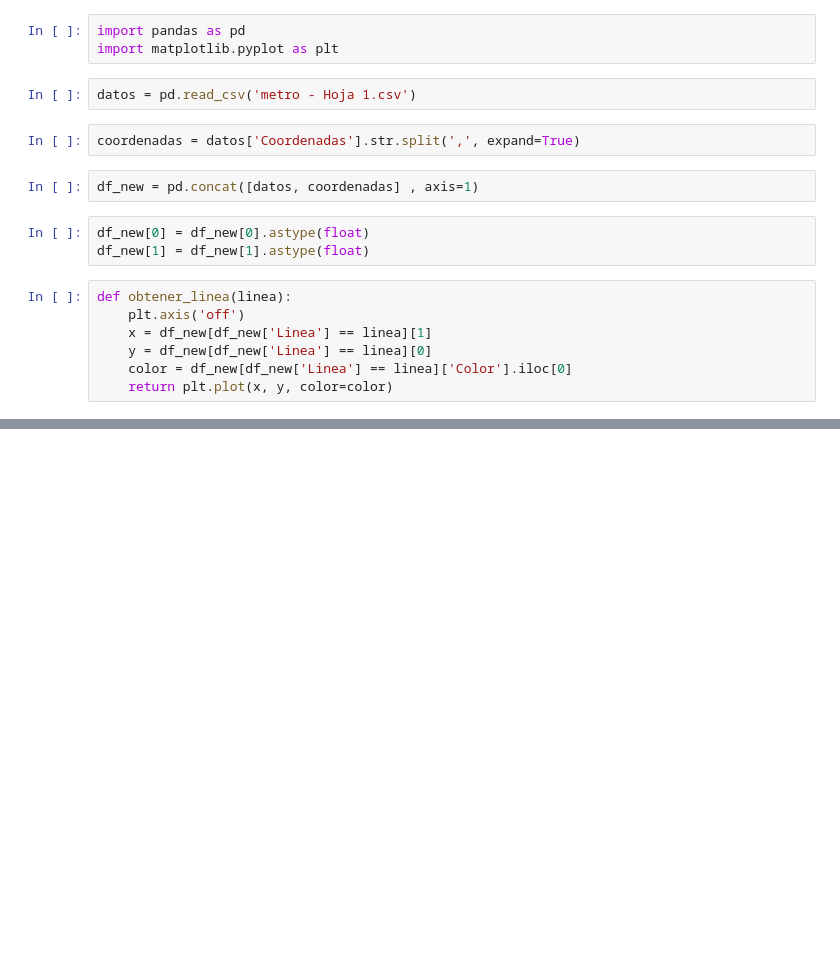
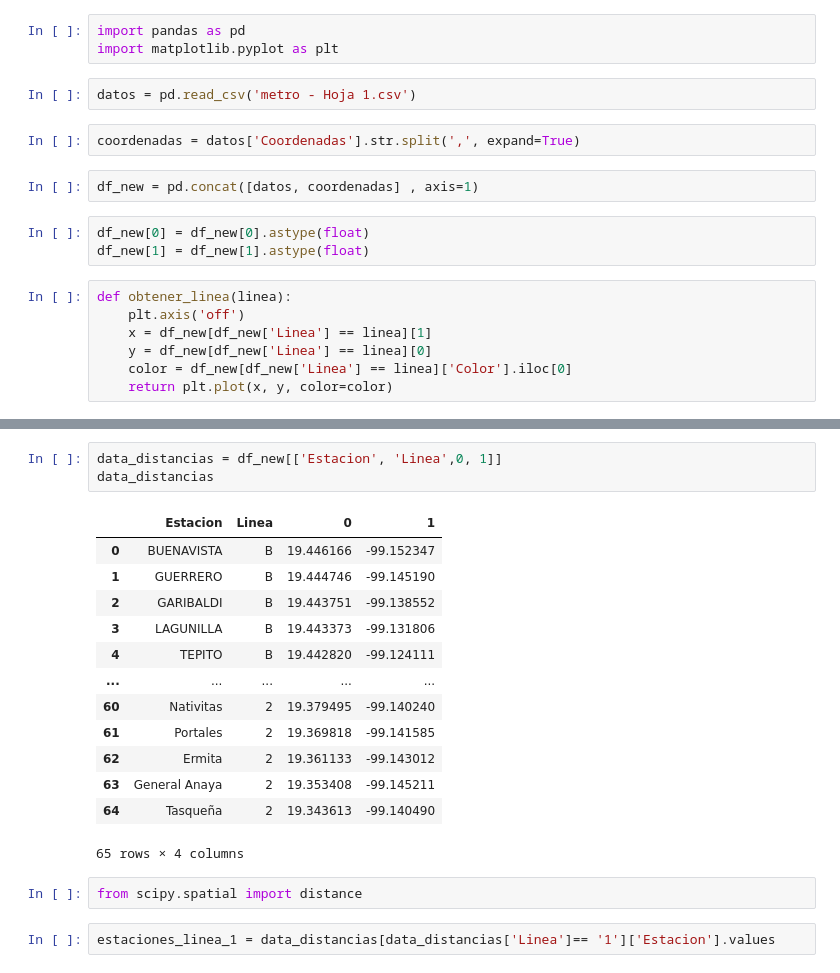
Before and after one commit to DanielCarmonaPhantom/Rutas-Del-Metro, a Jupyter notebook: inicio.ipynb, the cells around one changed output, grey strips where cells are left out. Cells and saved outputs as stored; diff of their text form; blank space fills up the shorter version.

```diff
--- a/inicio.ipynb
+++ b/inicio.ipynb
@@ -24,0 +44,21 @@ obtener_linea('1');
+# %%
+data_distancias = df_new[['Estacion', 'Linea',0, 1]]
+data_distancias
+# %% [output]
+|  | Estacion | Linea | 0 | 1 |
+| 0 | BUENAVISTA | B | 19.446166 | -99.152347 |
+| 1 | GUERRERO | B | 19.444746 | -99.145190 |
+| 2 | GARIBALDI | B | 19.443751 | -99.138552 |
+| 3 | LAGUNILLA | B | 19.443373 | -99.131806 |
+| 4 | TEPITO | B | 19.442820 | -99.124111 |
+| ... | ... | ... | ... | ... |
+| 60 | Nativitas | 2 | 19.379495 | -99.140240 |
+| 61 | Portales | 2 | 19.369818 | -99.141585 |
+| 62 | Ermita | 2 | 19.361133 | -99.143012 |
+| 63 | General Anaya | 2 | 19.353408 | -99.145211 |
+| 64 | Tasqueña | 2 | 19.343613 | -99.140490 |
+65 rows × 4 columns
+# %%
+from scipy.spatial import distance
+# %%
+estaciones_linea_1 = data_distancias[data_distancias['Linea']== '1']['Estacion'].values
```
Also changed, not shown: parts of 10 cells of this notebook, 8 other files.
